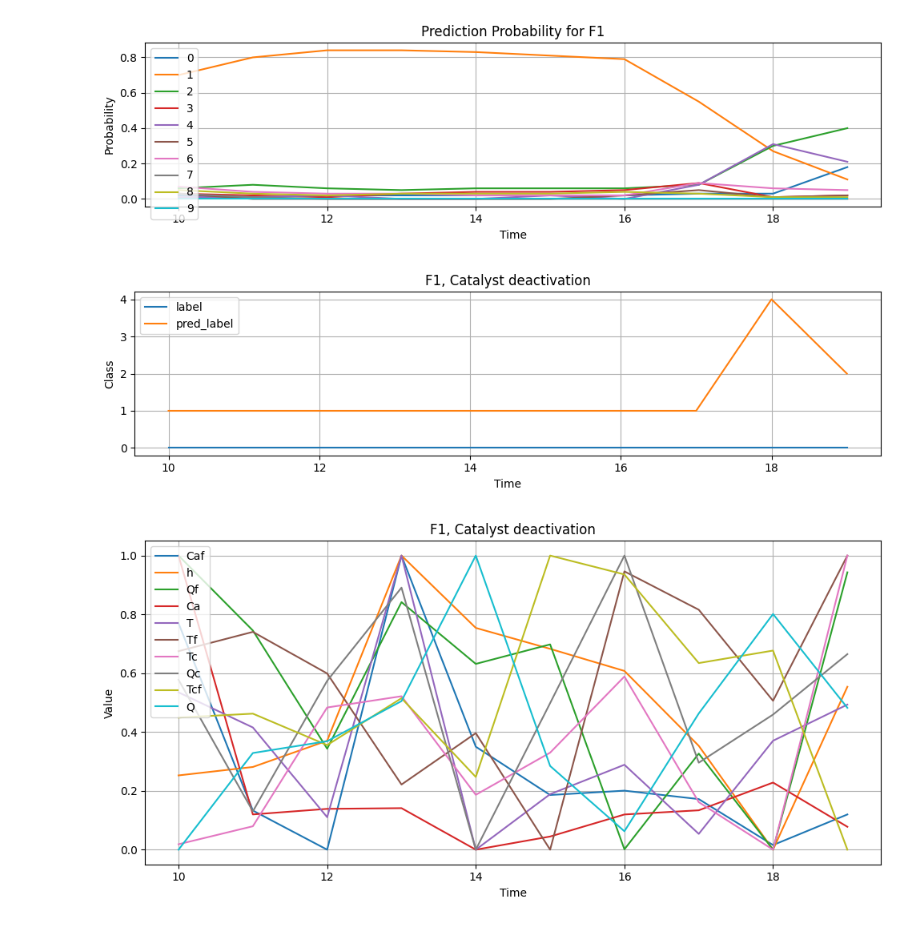
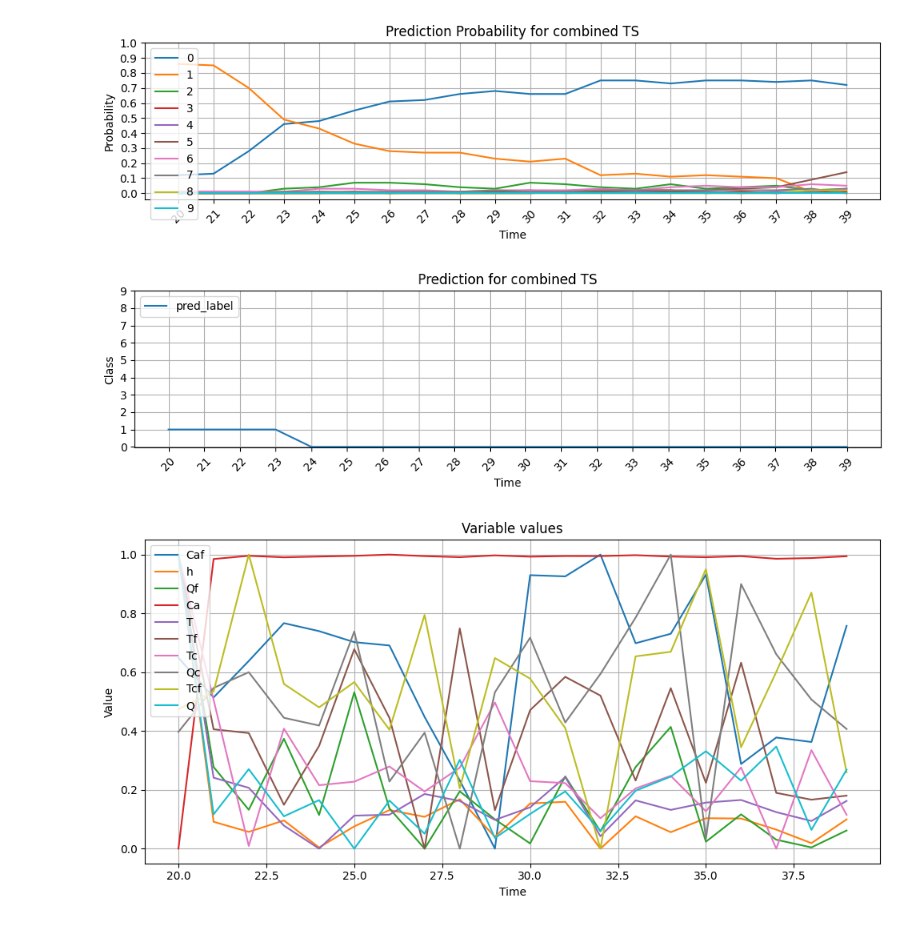
Before and after one commit to omkrpt/CoMTE, a Jupyter notebook: cstr_usage.ipynb, the cells around one changed output. Cells and saved outputs as stored; diff of their text form; code cells hidden in the pictures.

```diff
--- a/cstr_usage.ipynb
+++ b/cstr_usage.ipynb
@@ -22,12 +22,12 @@ mpl_logger = logging.getLogger('matplotlib')
 mpl_logger.setLevel(logging.WARNING)
 # %%
 DATASET_NAME = 'cstr2'
-WINDOW_SIZE = 10
+WINDOW_SIZE = 20
 # %%
 # exclude_columns = ['Fault']
 # %%
 timeseries, labels, test_timeseries, test_labels = \
-        data_loading.get_dataset(DATASET_NAME, binary=False, window_size=WINDOW_SIZE, noise_scale=0.01, use_classes=list(range(0,10)))
+        data_loading.get_dataset(DATASET_NAME, binary=False, window_size=WINDOW_SIZE, noise_scale=0.001, use_classes=list(range(0,10)))
 # %%
 # print(timeseries)
 # print(labels.head)
@@ -240,7 +246,7 @@ warnings.resetwarnings()
 # %%
 warnings.filterwarnings("ignore")
 
-x_test = test_timeseries.loc[['node_1_33'], :, :]
+x_test = test_timeseries.loc[['node_1_50'], :, :]
 proto_ts, proto_labels = comte.get_prototype(x_test,to_maximize=0,savefig=False)
 print('###########')
 print(explanation)
@@ -278,6 +284,8 @@ comparison_df['pred_label'] = proto_preds
 comparison_df['ind_node'] = ([int(element.split('_')[1]) for element in comparison_df.index.get_level_values('node_id')])
 comparison_df['ind_time'] = ([int(element.split('_')[2]) for element in comparison_df.index.get_level_values('node_id')])
 comparison_df.set_index(['ind_node', 'ind_time'], inplace=True)
+comparison_df.drop(columns=['label'], inplace=True)
+
 label_dict = {'1': 'F1, Catalyst deactivation', '2': 'F2, Heat-exchanger fouling', '3': 'F3, Dead-coolant flow measurement', '4': 'F4, Bias in reactor temperature measurement', '5': 'F5, Coolant valve stiction qF7', '6': 'F6, Step change in QF', '7': 'F7, Ramp change in CAF', '8': 'F8, Ramp change in TF', '9': 'F9, Ramp change in TCF', '0': 'N, Normal operation'}
 
 warnings.filterwarnings("ignore")
@@ -294,43 +302,41 @@ for i in range(1,2):
 
 # Plot prediction probability
     pred_ar = []
-    for j in range(WINDOW_SIZE,20):
+    for j in range(WINDOW_SIZE,WINDOW_SIZE*2):
         loca = "node_{}_{}".format(i,j)
         predi = pipeline.predict_proba(proto_ts.loc[[loca], :, :])
         pred_ar.append(predi[0])
-    pred_df = pd.DataFrame(pred_ar, index=range(WINDOW_SIZE,20))
+    pred_df = pd.DataFrame(pred_ar, index=range(WINDOW_SIZE,WINDOW_SIZE*2))
     # print(pred_df)
 
     pred_df.plot(figsize=(10, 3))
-    plt.title("Prediction Probability for F{}".format(i))
+    plt.title("Prediction Probability for combined TS")
     plt.xlabel('Time')
     plt.ylabel('Probability')
     plt.grid(True)
     plt.legend(loc='upper left')
-    # plt.yticks(np.arange(0, 1.1, step=0.1))
-    # plt.xticks(np.arange(WINDOW_SIZE, len(single_node_df), step=1), rotation=45)
-    # plt.xlim(single_node_df.index[5], single_node_df.index[45])
+    plt.yticks(np.arange(0, 1.1, step=0.1))
+    plt.xticks(np.arange(WINDOW_SIZE, WINDOW_SIZE*2, step=1), rotation=45)
     plt.tight_layout()
     plt.show()
 
 
     single_node_df.plot(figsize=(10, 3))
 
-    plt.title(label_dict[str(i)])
+    plt.title("Prediction for combined TS")
     plt.xlabel('Time')
     plt.ylabel('Class')
     plt.grid(True)
     plt.legend(loc='upper left')
-    # plt.yticks(np.arange(0, 10, step=1))
-    # plt.xticks(np.arange(WINDOW_SIZE, len(single_node_df), step=1), rotation=45)
-    # plt.xlim(single_node_df.index[5], single_node_df.index[45])
+    plt.yticks(np.arange(0, 10, step=1))
+    plt.xticks(np.arange(WINDOW_SIZE, WINDOW_SIZE*2, step=1), rotation=45)
     plt.tight_layout()
     plt.show()
 
 warnings.resetwarnings()
 # %% [output]
-[figure, old version]
+[figure, new version]
-[figure, old version]
+[figure, new version]
 # %%
 # proto_ts.loc[['node_1_10'], :, :]
 # # pipeline.predict_proba(proto_ts.loc[['node_1_10'], :, :])
@@ -345,32 +351,32 @@ comparison_df.set_index(['ind_node', 'ind_time'], inplace=True)
 label_dict = {'1': 'F1, Catalyst deactivation', '2': 'F2, Heat-exchanger fouling', '3': 'F3, Dead-coolant flow measurement', '4': 'F4, Bias in reactor temperature measurement', '5': 'F5, Coolant valve stiction qF7', '6': 'F6, Step change in QF', '7': 'F7, Ramp change in CAF', '8': 'F8, Ramp change in TF', '9': 'F9, Ramp change in TCF', '0': 'N, Normal operation'}
 
 for i in range(1,2):
     single_node_df = comparison_df.loc[comparison_df.index.get_level_values('ind_node') == i]
     single_node_df = single_node_df.reset_index(level='ind_node', drop=True)
     single_node_df = single_node_df.sort_index()
 
     single_node_df_filtered = single_node_df
 
     # columns_to_plot = ['Ca']
     # single_node_df_filtered = single_node_df[columns_to_plot]
 
     scaler = MinMaxScaler()
     single_node_df_filtered = pd.DataFrame(scaler.fit_transform(single_node_df_filtered), columns=single_node_df_filtered.columns, index=single_node_df_filtered.index)
 
     # print(single_node_df_filtered)
 
     single_node_df_filtered.plot(figsize=(10, 5))
 
-    plt.title(label_dict[str(i)])
+    plt.title('Variable values')
     plt.xlabel('Time')
     plt.ylabel('Value')
     plt.grid(True)
     plt.legend(loc='upper left')
     # plt.ticklabel_format(style='sci', axis='y', scilimits=(100,200))
     # plt.yticks(np.arange(0, 500, step=10))
     # plt.xticks(np.arange(WINDOW_SIZE, len(single_node_df_filtered), step=1), rotation=45)
     # plt.xlim(single_node_df_filtered.index[5], single_node_df_filtered.index[45])
     plt.tight_layout()
     plt.show()
 # %% [output]
-[figure, old version]
+[figure, new version]
```
Also changed, not shown: parts of 8 cells of this notebook, 2 other files.
